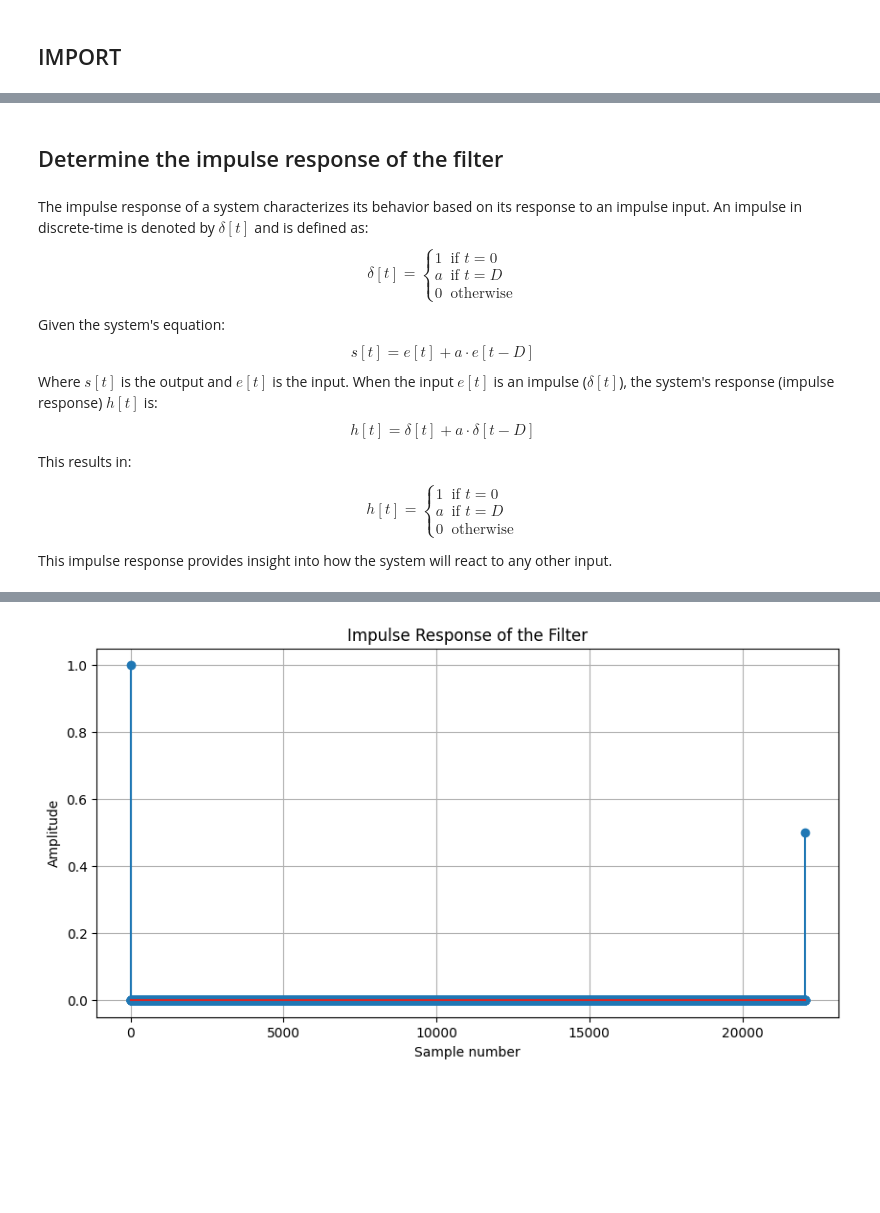
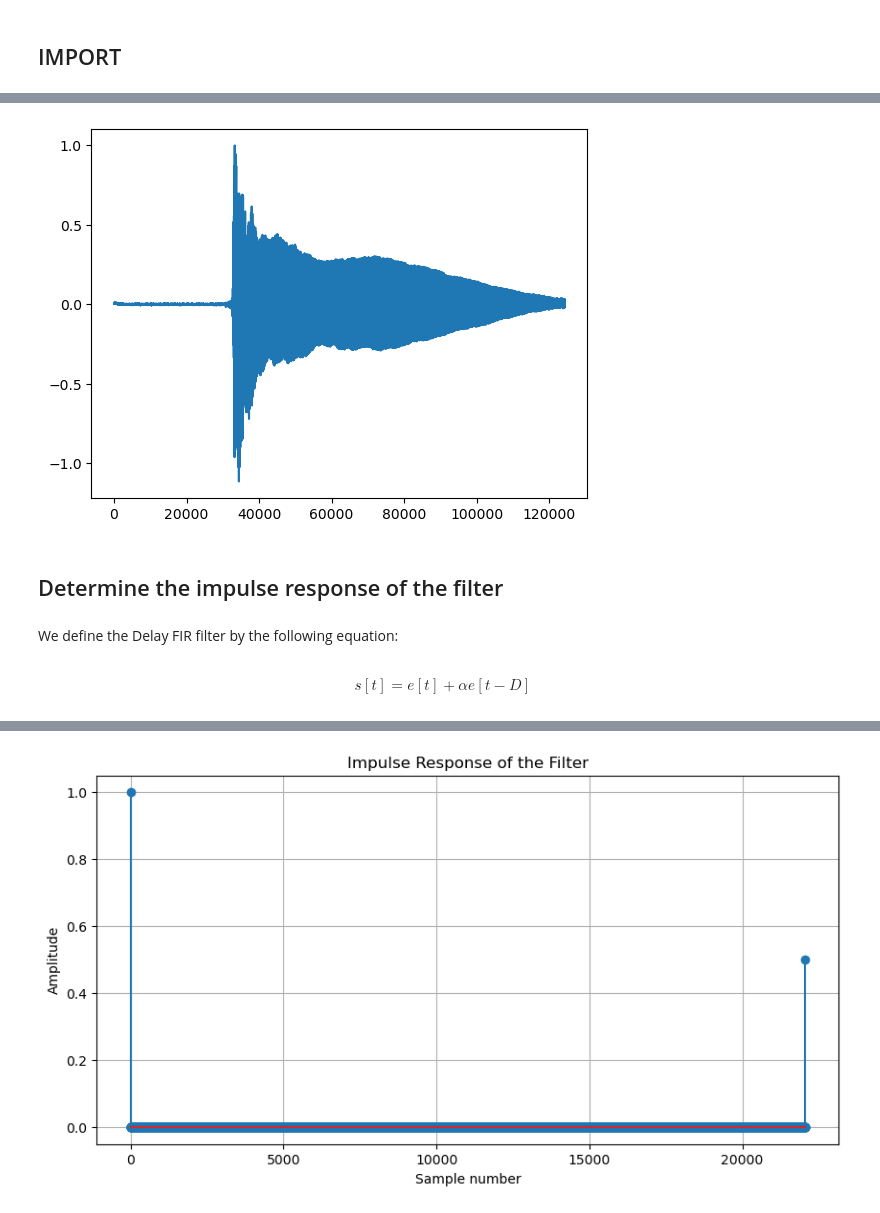
Before and after one commit to jacobo-r/Signal_Processing, a Jupyter notebook: TP2_FIR.ipynb, the cells around one changed output, grey strips where cells are left out. Cells and saved outputs as stored; diff of their text form; code cells hidden in the pictures; blank space fills up the shorter version.

```diff
--- a/TP2_FIR.ipynb
+++ b/TP2_FIR.ipynb
@@ -40,30 +22,15 @@ ipd.Audio(y, rate=sr)
+# %%
+file_name = "string_a.wav"
+sr, f = wav.read(file_name)
+plt.plot(sig)
+plt.show()
+# %% [output]
+[figure, added]
 # %% [markdown]
 ## Determine the impulse response of the filter
-# %% [markdown]
-The impulse response of a system characterizes its behavior based on its response to an impulse input. An impulse in discrete-time is denoted by $\delta[t]$ and is defined as:
-$$\delta[t] =
-\begin{cases}
-1 & \text{if } t = 0 \\
-a & \text{if } t = D \\
-0 & \text{otherwise}
-\end{cases}$$
-
-Given the system's equation:
-$$
-s[t] = e[t] + a \cdot e[t - D]
-$$
-Where $s[t]$ is the output and $e[t]$ is the input. When the input $e[t]$ is an impulse ($\delta[t]$), the system's response (impulse response) $h[t]$ is:
-$$
-h[t] = \delta[t] + a \cdot \delta[t - D]
-$$
-
-This results in:
-
-$$h[t] =
-\begin{cases}
-1 & \text{if } t = 0 \\
-a & \text{if } t = D \\
-0 & \text{otherwise}
-\end{cases}$$
-
-This impulse response provides insight into how the system will react to any other input.
+# %% [markdown]
+We define the Delay FIR filter by the following equation:
+# %% [markdown]
+$$
+s[t] = e[t]+ \alpha e[t-D]
+$$
```
Also changed, not shown: parts of 15 cells of this notebook, 5 other files.
